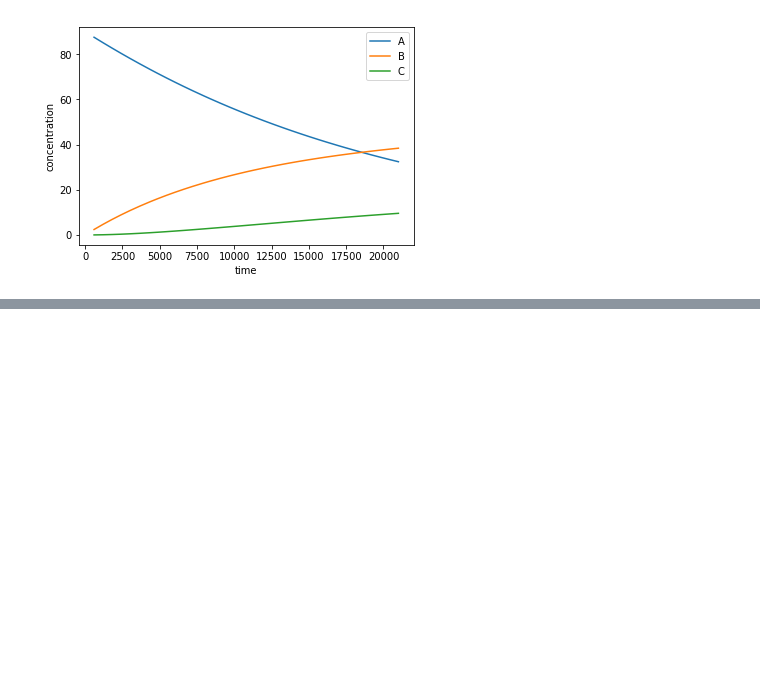
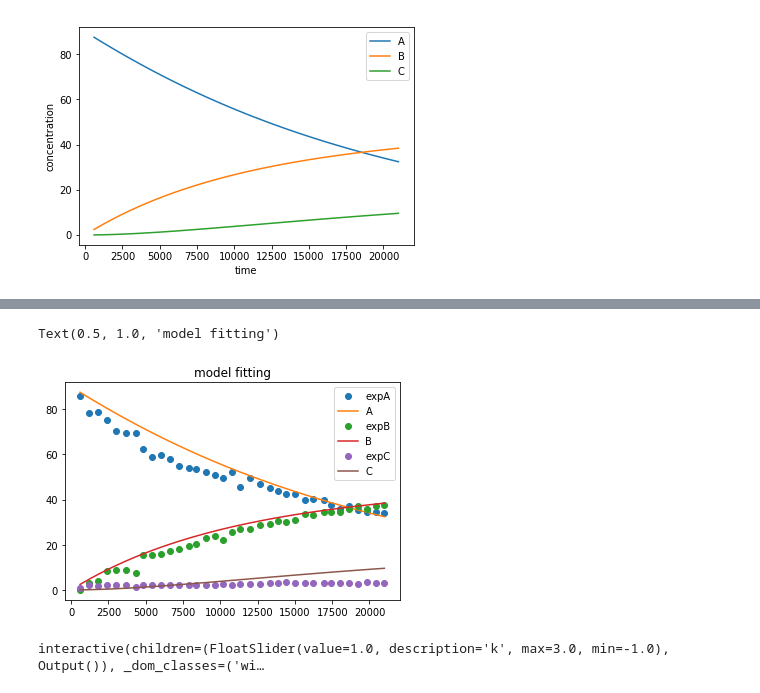
Before and after one commit to dorox/react, a Jupyter notebook: Data import.ipynb, the cells around one changed output, grey strips where cells are left out. Drawn from its saved outputs; the diff is of its cells as text; code cells hidden in the pictures; blank space fills up the shorter version.

```diff
--- a/Data import.ipynb
+++ b/Data import.ipynb
@@ -59,0 +80,24 @@ chem1.plot('A', 'B', 'C')
+# %%
+t = chem2.solution['t']
+for k in chem2.data:
+    if k!='Time (s)':
+        p.plot(t, chem2.data[k], 'o', label = 'exp'+k)
+        p.plot(t, chem2.solution[k], label = k)
+p.legend()
+p.title('model fitting')
+# %% [output]
+Text(0.5, 1.0, 'model fitting')
+[figure, added]
+# %%
+import ipywidgets as widgets
+from ipywidgets import interact, interact_manual
+@interact
+def show(k = 1.0):
+    chem2 = models.Chemistry()
+    chem2.reaction('A+X=>B+Y', k = k)
+    chem2.reaction('B+A=>C+Y', k = 1)
+    chem2.initial_concentrations(A=1, X=1)
+    chem2.time_stop = 100
+    chem2.run()
+# %% [output]
+interactive(children=(FloatSlider(value=1.0, description='k', max=3.0, min=-1.0), Output()), _dom_classes=('wi…
```
Also changed, not shown: parts of 5 cells of this notebook, 2 other files.
